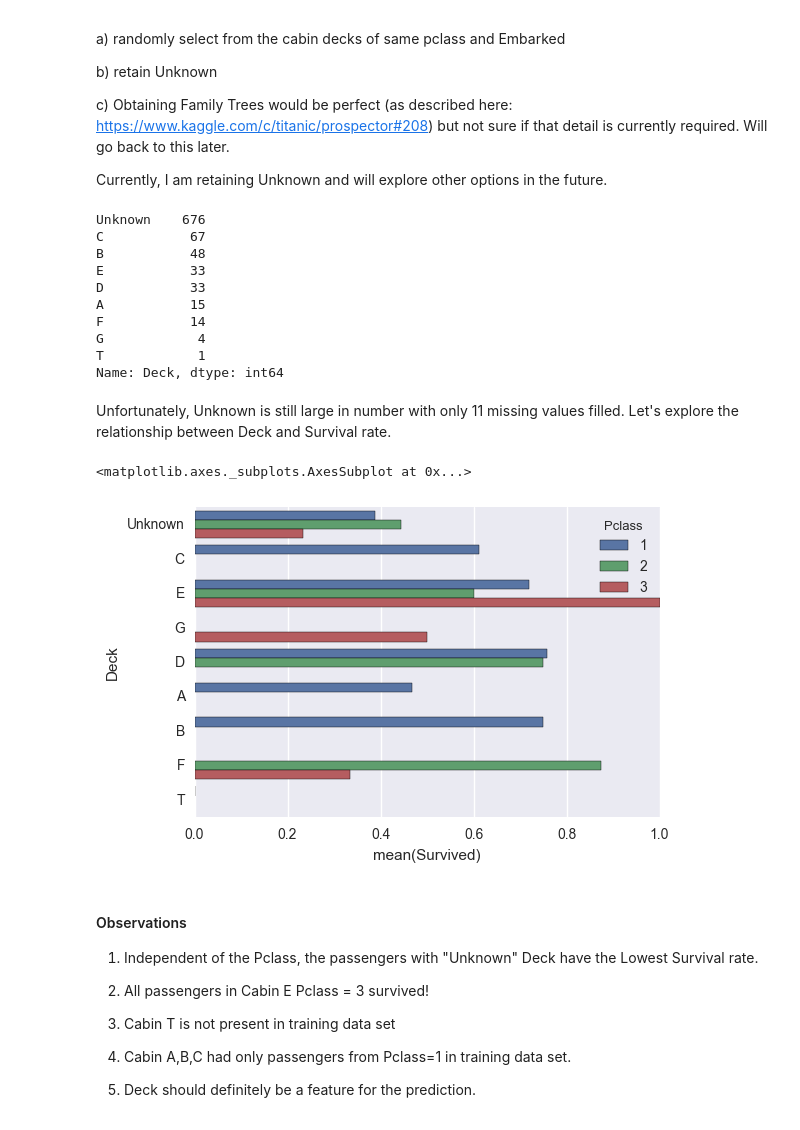
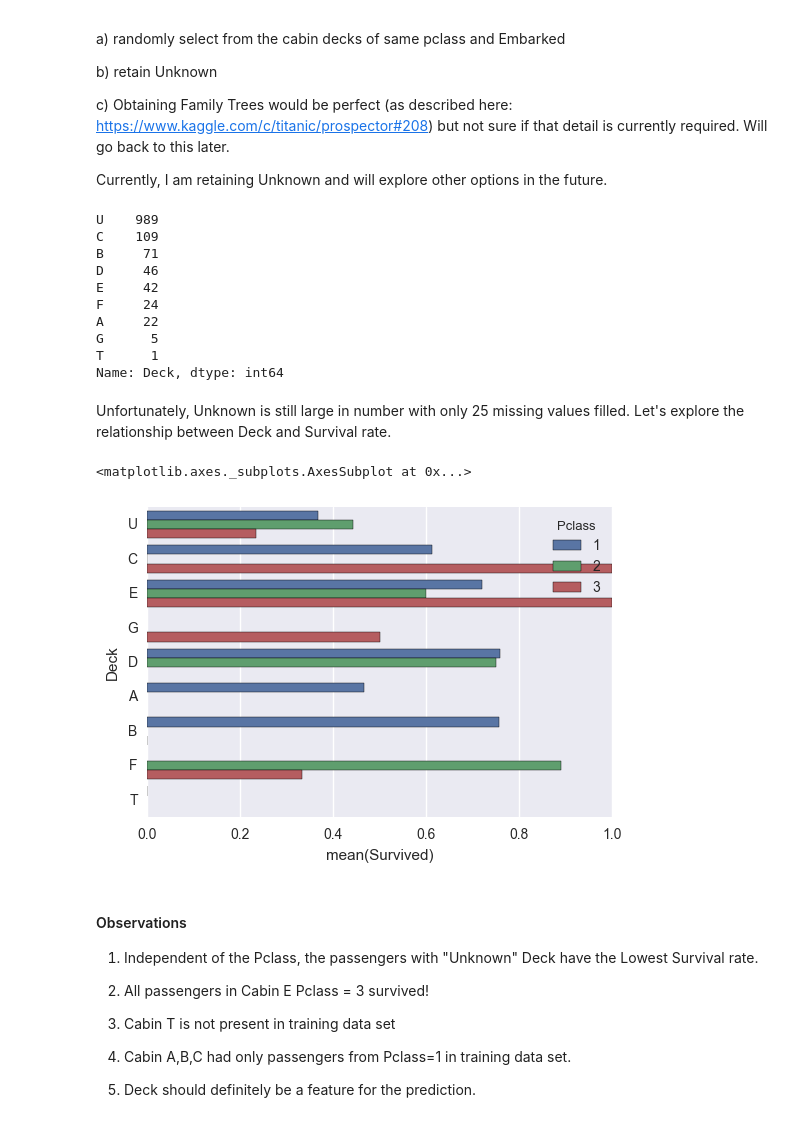
Before and after one commit to sharan-naribole/kaggle-titanic, a Jupyter notebook: Titanic - Deck FarePerPerson.ipynb, the cells around one changed output. Drawn from its saved outputs; the diff is of its cells as text; code cells hidden in the pictures.

Commit message:
Combined DF Begin Prediction

```diff
--- a/Titanic - Deck FarePerPerson.ipynb
+++ b/Titanic - Deck FarePerPerson.ipynb
@@ -117,9 +116,13 @@ Steps:
 1. Figure out Ticket-Cabin mappings whichever present - Just first letter is also okay
 2. Figure out Fare + Pclass -> Cabin mappings -> Just first letter is also okay
 3. Need to also figure out is Fare per person or per family
+# %%
+def get_deck(cabin):
+    if pd.isnull(cabin):
+        return("U")
+    else:
+        return(cabin[0])
 # %%
 # Creating a Cabin Deck Column
-for df in [train_df, test_df]:
-    df["Deck"] = "Unknown"
-    df.loc[pd.notnull(df["Cabin"]), "Deck"] = df["Cabin"].str[0]
+combined_df["Deck"] = combined_df['Cabin'].map(get_deck)# = combined_df["Cabin"].str[0]
 # %%
@@ -152,44 +155,36 @@ Currently, I am retaining Unknown and will explore other options in the future.
 # %%
 # Creating a Ticket-Deck Dictionary
 ticket_deck_map = {}
-for index, row in train_df.iterrows():
-    if row['Deck'] != 'Unknown':
+for index, row in combined_df.iterrows():
+    if row['Deck'] != 'U':
         ticket_deck_map[row['Ticket']] = row['Deck']
-
-for index, row in test_df.iterrows():
-    if row['Deck'] != 'Unknown':
-        ticket_deck_map[row['Ticket']] = row['Deck']
 # %%
 #Filling missing Cabin info
-for index, row in train_df.iterrows():
-    if row['Deck'] == 'Unknown':
+for index, row in combined_df.iterrows():
+    if row['Deck'] == 'U':
         if row['Ticket'] in ticket_deck_map.keys():
-            train_df.loc[index,'Deck'] = ticket_deck_map[row['Ticket']]
-
-for index, row in test_df.iterrows():
-    if row['Deck'] == 'Unknown':
-        if row['Ticket'] in ticket_deck_map.keys():
-            test_df.loc[index,'Deck'] = ticket_deck_map[row['Ticket']]
+            combined_df.loc[index,'Deck'] = ticket_deck_map[row['Ticket']]
 # %%
-train_df.Deck.value_counts()
+combined_df.Deck.value_counts()
 # %% [output]
-Unknown    676
-C           67
-B           48
-E           33
-D           33
-A           15
-F           14
-G            4
-T            1
+U    989
+C    109
+B     71
+D     46
+E     42
+F     24
+A     22
+G      5
+T      1
 Name: Deck, dtype: int64
 # %% [markdown]
-Unfortunately, Unknown is still large in number with only 11 missing values filled. Let's explore the relationship between Deck and Survival rate.
+Unfortunately, Unknown is still large in number with only 25 missing values filled. Let's explore the relationship between Deck and Survival rate.
 # %%
+train_df = pd.concat([combined_df.iloc[:891,:],Y_train],axis=1)
 sns.barplot(hue='Pclass', x="Survived", y="Deck", data = train_df, ci=True)
 # %% [output]
 <matplotlib.axes._subplots.AxesSubplot at 0x...>
-[figure, old version]
+[figure, new version]
 # %% [markdown]
 #### Observations
 
```
Also changed, not shown: parts of 39 cells of this notebook.
